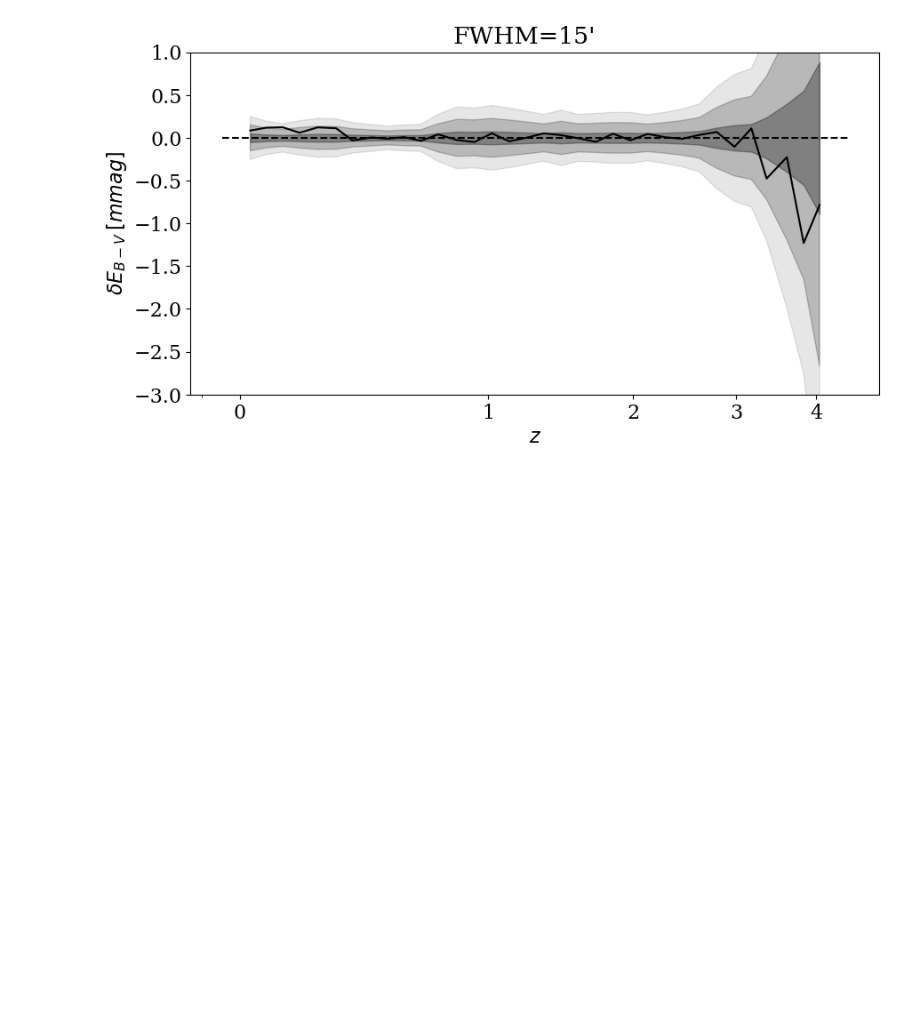
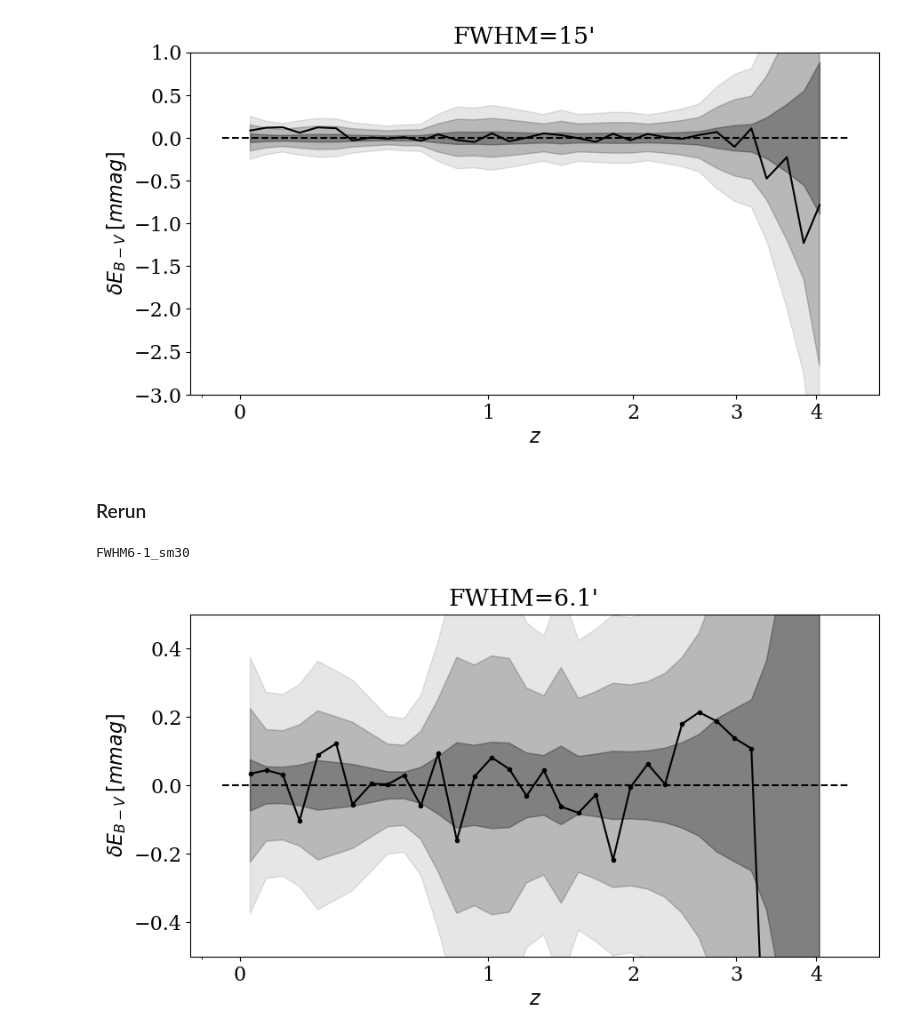
Before and after one commit to nmudur/HighLatMaps, a Jupyter notebook: notebooks_test/3_8_PaperPlots_ACC.ipynb, the cells around one changed output. Drawn from its saved outputs; the diff is of its cells as text; code cells hidden in the pictures; blank space fills up the shorter version.

```diff
--- a/notebooks_test/3_8_PaperPlots_ACC.ipynb
+++ b/notebooks_test/3_8_PaperPlots_ACC.ipynb
@@ -110,3 +111,14 @@ vis_utils.plot_acc_comparison(accsref, [accs16a_psf15], cols=['b']*4+['k'], ref_
 # %% [output]
 choice16a_fwhm-15_sm30
 [figure]
+# %% [markdown]
+### Rerun
+# %%
+accs61dict = pickle.load(open('runs/2_6/accdir/edr3_fwhm6-1_acc_intgn.pkl', 'rb'))
+accs61 = accs61dict['accs_all']
+# %%
+vis_utils.plot_acc_comparison(accsref, [accs61], cols=['b']*4+['k'], ref_choice=[12], sigcontours=[1, 3, 5],
+                              no_legend=True, savefig='../plots/accpanel/recon_6-1rerun.png', title='FWHM=6.1\'')
+# %% [output]
+FWHM6-1_sm30
+[figure, added]
```
Also changed, not shown: parts of 7 cells of this notebook, 14 other files.
